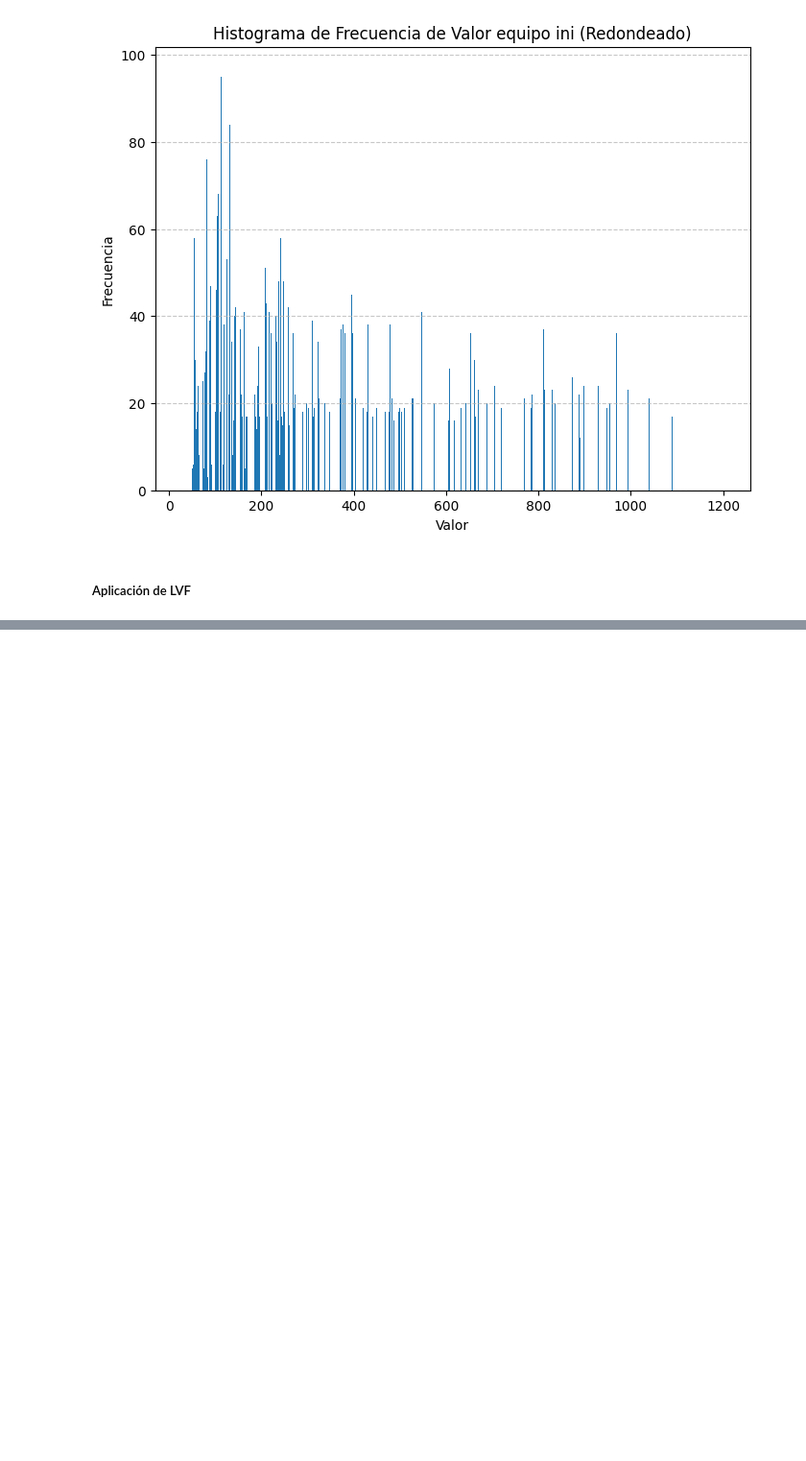
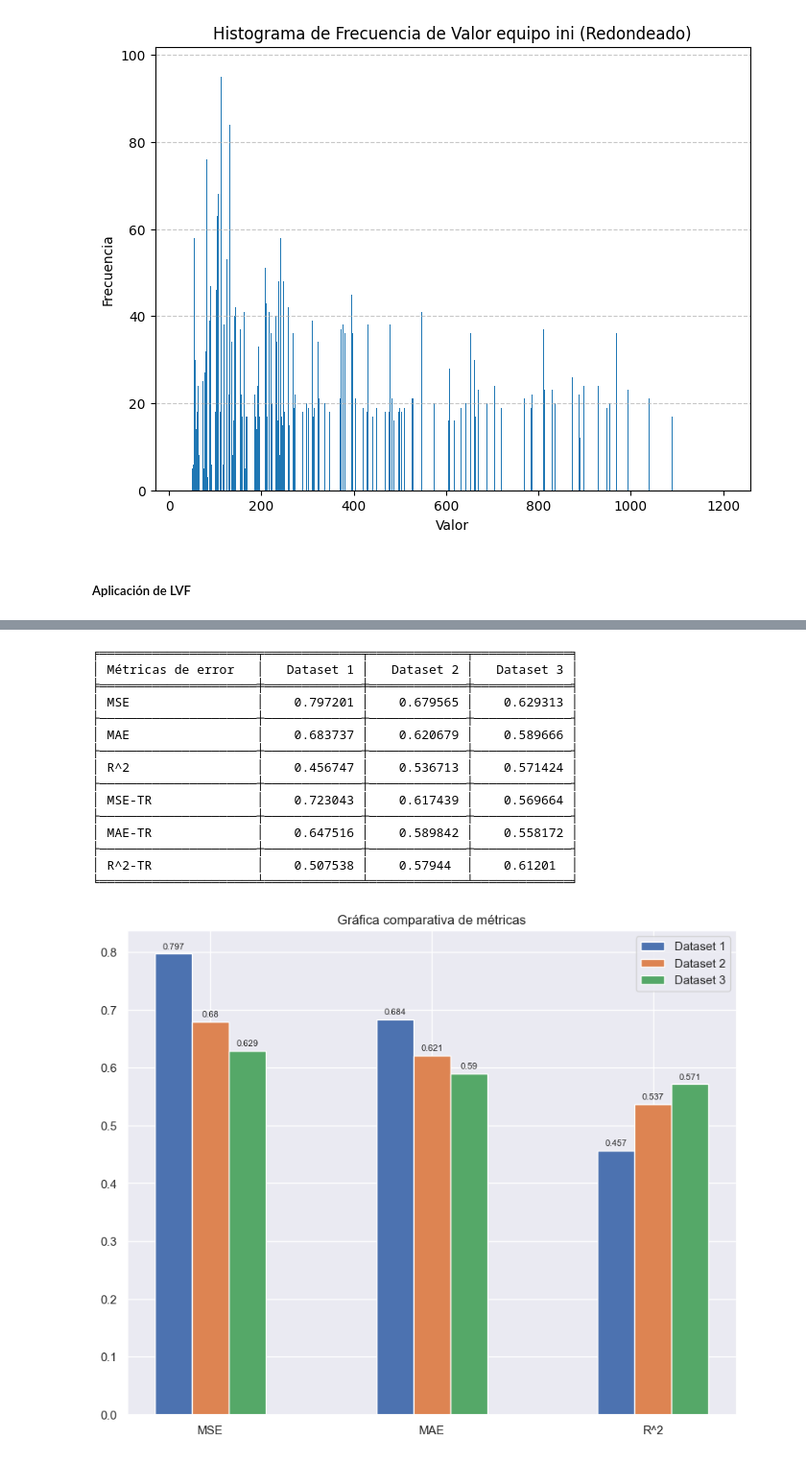
Before and after one commit to JMMelcrack/Predictive-models-applied-to-the-analysis-of-professional-footballers-wages, a Jupyter notebook: FeatureSelection.ipynb, the cells around one changed output, grey strips where cells are left out. Shown at 96% size. Saved outputs shown, nothing was run; the diff lists cells and outputs as text; code cells hidden in the pictures; blank space fills up the shorter version.

Commit message:
LVF completado, resultados malos

```diff
--- a/FeatureSelection.ipynb
+++ b/FeatureSelection.ipynb
@@ -1150,8 +1219,12 @@ def InconCheck(data, features):
 # %%
-def LVF(MAX_TRIES, dataset, n_features):
+def LVF(MAX_TRIES, dataset, n_features, discretizer, seed=42):
+    # Establecer la semilla
+    np.random.seed(seed)
+
     C_act = n_features
     S_act = np.ones(n_features).astype(int)
-    i_act = InconCheck(dataset, S_act)
+    i_act = InconCheck(dataset, S_act, discretizer)
+    print(i_act)
     L = [S_act]
 
     for i in range(MAX_TRIES):
@@ -1159,7 +1232,8 @@ def LVF(MAX_TRIES, dataset, n_features):
         C = np.count_nonzero(S)
 
         if(C < C_act):
-            i = InconCheck(dataset, S)
+            i = InconCheck(dataset, S, discretizer)
+            print(i)
 
             if(i <= i_act):
                 S_act = S
@@ -1168,10 +1242,11 @@ def LVF(MAX_TRIES, dataset, n_features):
                 L = [S_act]
 
         elif(C == C_act):
-            if(all(S != s for s in L)): L.append(S)
+            if(all(np.any(S != S2) for S2 in L)): L.append(S)
 
-    return S_act
+    return L
 # %%
-dataset = pd.concat([x_train, y_train_log], axis=1)
+dataset = pd.concat([x_train_noNorm, y_train], axis=1)
 
-S_best = LVF(77*x_train.shape[1], dataset.to_numpy(), x_train.shape[1])
+L = LVF(77*x_train.shape[1], dataset.to_numpy(), x_train.shape[1], discretizer)
+L
@@ -1177,0 +1276,41 @@ S_best = LVF(77*x_train.shape[1], dataset.to_numpy(), x_train.shape[1])
+# %%
+x_filter1 = x_train[x_train.columns[L[0]==1]]
+x_filter2 = x_train[x_train.columns[L[1]==1]]
+x_filter3 = x_train[x_train.columns[L[2]==1]]
+# %%
+model_1 = GradientBoostingRegressor(loss='huber', n_estimators = 100, random_state=34)
+model_2 = GradientBoostingRegressor(loss='huber', n_estimators = 100, random_state=34)
+model_3 = GradientBoostingRegressor(loss='huber', n_estimators = 100, random_state=34)
+
+# Aplicamos CV a nuestros modelos para obtener sus métricas de error
+result1 = crossValidation(model_1, kf, x_filter1.to_numpy(), y_train_log, True)
+result2 = crossValidation(model_2, kf, x_filter2.to_numpy(), y_train_log, True)
+result3 = crossValidation(model_3, kf, x_filter3.to_numpy(), y_train_log, True)
+
+all_result = np.vstack((result1[1:], result2[1:], result3[1:]))
+
+categorias = ['MSE', 'MAE', 'R^2', 'MSE-TR', 'MAE-TR', 'R^2-TR']
+titulos = ['Dataset 1', 'Dataset 2', 'Dataset 3']
+
+tablaComparacion(all_result, categorias, titulos)
+
+# Visualizamos los gráficos de barras de los distintos modelos para las métricas de error
+graficaComparacion(all_result[:, 0:3], titulos, categorias[0:3])
+graficaComparacion(all_result[:, 3:6], titulos, categorias[3:6])
+# %% [output]
+╒═════════════════════╤═════════════╤═════════════╤═════════════╕
+│ Métricas de error   │   Dataset 1 │   Dataset 2 │   Dataset 3 │
+╞═════════════════════╪═════════════╪═════════════╪═════════════╡
+│ MSE                 │    0.797201 │    0.679565 │    0.629313 │
+├─────────────────────┼─────────────┼─────────────┼─────────────┤
+│ MAE                 │    0.683737 │    0.620679 │    0.589666 │
+├─────────────────────┼─────────────┼─────────────┼─────────────┤
+│ R^2                 │    0.456747 │    0.536713 │    0.571424 │
+├─────────────────────┼─────────────┼─────────────┼─────────────┤
+│ MSE-TR              │    0.723043 │    0.617439 │    0.569664 │
+├─────────────────────┼─────────────┼─────────────┼─────────────┤
+│ MAE-TR              │    0.647516 │    0.589842 │    0.558172 │
+├─────────────────────┼─────────────┼─────────────┼─────────────┤
+│ R^2-TR              │    0.507538 │    0.57944  │    0.61201  │
+╘═════════════════════╧═════════════╧═════════════╧═════════════╛
+[figure, added]
```
Also changed, not shown: parts of 12 cells of this notebook.
